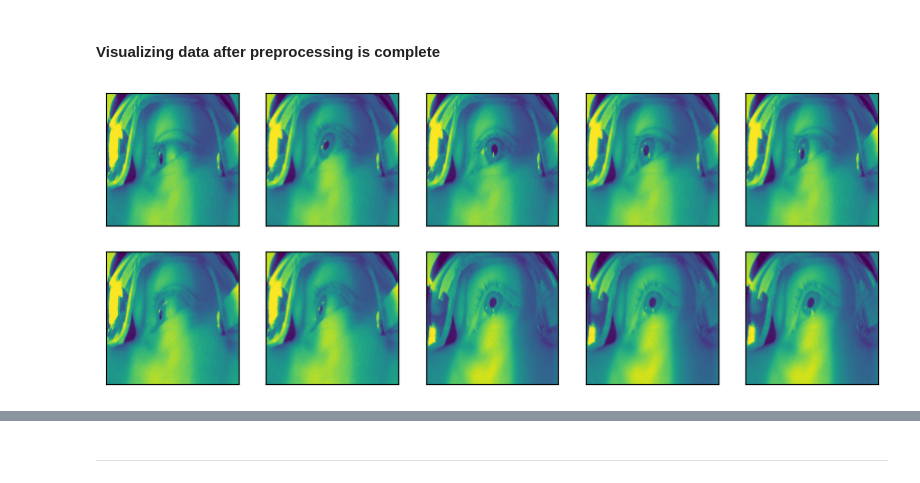
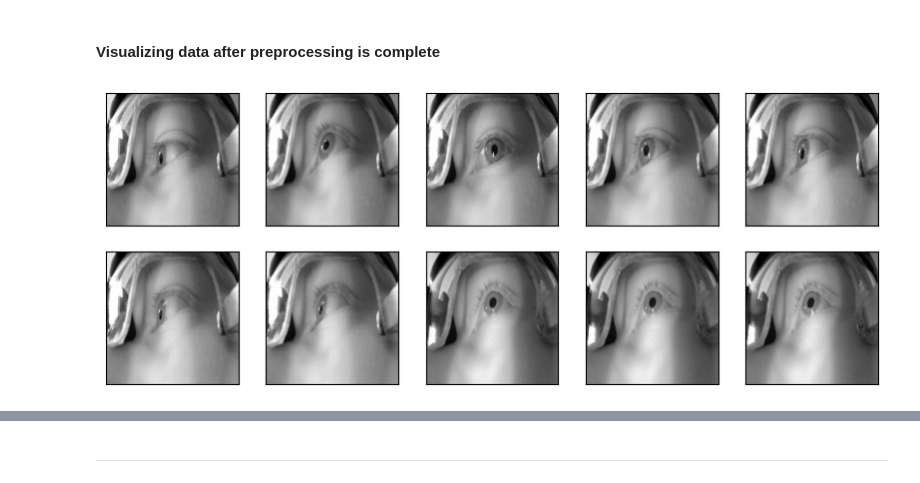
Before and after one commit to OwenBurt/Eye_tracker, a Jupyter notebook: model.ipynb, the cells around one changed output, grey strips where cells are left out. Cells and saved outputs as stored; diff of their text form; code cells hidden in the pictures.

```diff
--- a/model.ipynb
+++ b/model.ipynb
@@ -145,16 +145,16 @@ y_val = bounds_to_arr(y_val)
 # %%
 #code is from tensorflow website
 #https://www.tensorflow.org/tutorials/images/cnn
 
 import matplotlib.pyplot as plt
 plt.figure(figsize=(10,10))
 for i in range(10):
     plt.subplot(5,5,i+1)
     plt.xticks([])
     plt.yticks([])
     plt.grid(False)
-    plt.imshow(X_train[i])
+    plt.imshow(X_train[i], cmap='grey')
 plt.show()
 # %% [output]
-[figure, old version]
+[figure, new version]
 # %%
```
Also changed, not shown: parts of 10 cells of this notebook.
